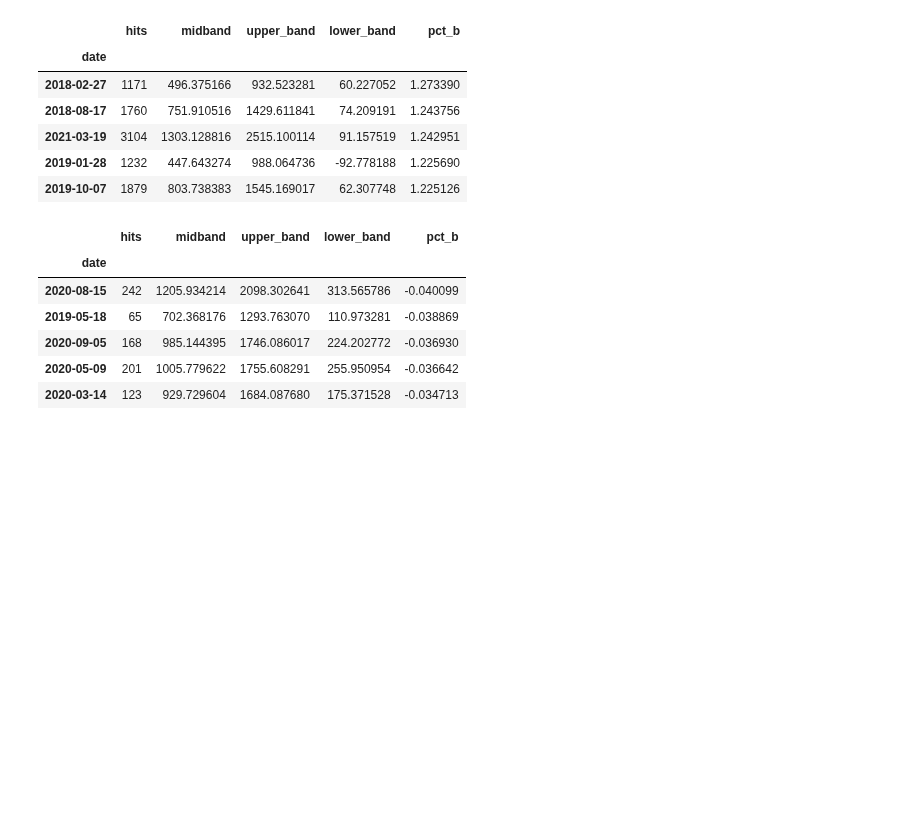
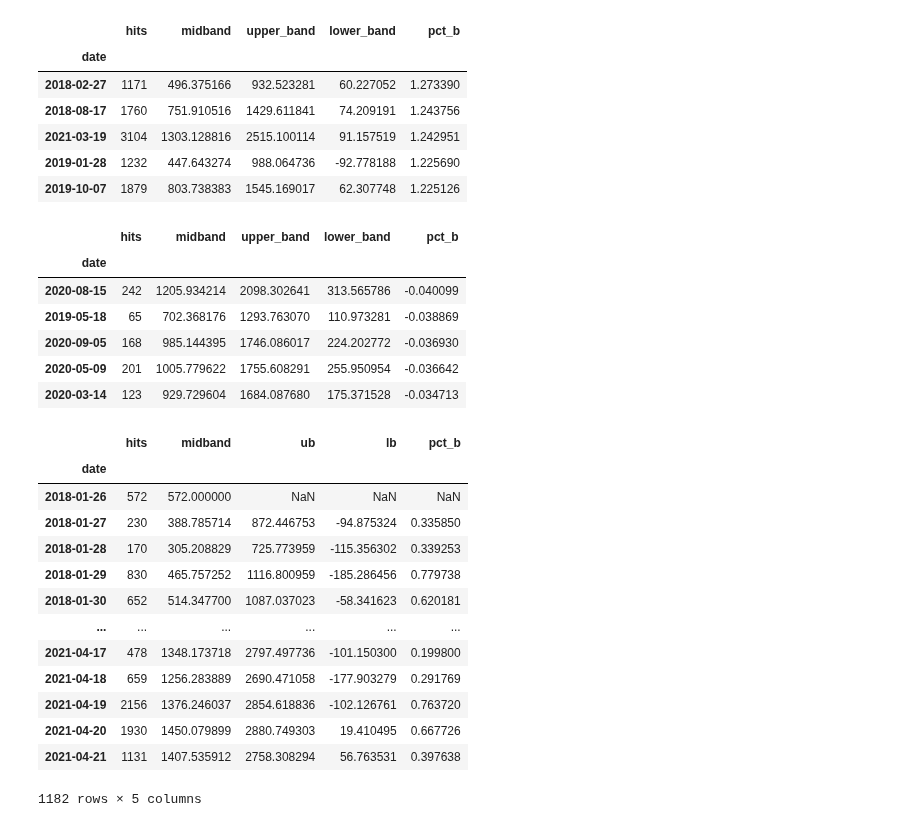
Before and after one commit to nicolas-angarita/anomaly_detection_exercises, a Jupyter notebook: detecting-time-series-anomalies.ipynb, the cells around one changed output. Saved outputs shown, nothing was run; the diff lists cells and outputs as text; code cells hidden in the pictures; blank space fills up the shorter version.

Commit message:
time series lesson

```diff
--- a/detecting-time-series-anomalies.ipynb
+++ b/detecting-time-series-anomalies.ipynb
@@ -267,3 +287,38 @@ final_df[final_df['pct_b'] < 0].sort_values('pct_b').head()
 | 2020-09-05 | 168 | 985.144395 | 1746.086017 | 224.202772 | -0.036930 |
 | 2020-05-09 | 201 | 1005.779622 | 1755.608291 | 255.950954 | -0.036642 |
 | 2020-03-14 | 123 | 929.729604 | 1684.087680 | 175.371528 | -0.034713 |
+# %%
+def compute_bollinger(series, column, span, k):
+
+    mean_df = series.ewm(span = span).mean()
+
+    std_df =series.ewm(span = span).std()
+
+    upper_band = mean_df + std_df * k
+
+    lower_band = mean_df - std_df * k
+
+    final_df = pd.concat([series, mean_df, upper_band, lower_band], axis = 1)
+
+    final_df.columns = [column, 'midband', 'ub', 'lb']
+
+    final_df['pct_b'] = (final_df[column] - final_df['lb'])/ (final_df['ub'] - final_df['lb'])
+
+    return final_df
+# %%
+compute_bollinger(daily_hits, 'hits', 14 , 2)
+# %% [output]
+|  | hits | midband | ub | lb | pct_b |
+| date |  |  |  |  |  |
+| 2018-01-26 | 572 | 572.000000 | NaN | NaN | NaN |
+| 2018-01-27 | 230 | 388.785714 | 872.446753 | -94.875324 | 0.335850 |
+| 2018-01-28 | 170 | 305.208829 | 725.773959 | -115.356302 | 0.339253 |
+| 2018-01-29 | 830 | 465.757252 | 1116.800959 | -185.286456 | 0.779738 |
+| 2018-01-30 | 652 | 514.347700 | 1087.037023 | -58.341623 | 0.620181 |
+| ... | ... | ... | ... | ... | ... |
+| 2021-04-17 | 478 | 1348.173718 | 2797.497736 | -101.150300 | 0.199800 |
+| 2021-04-18 | 659 | 1256.283889 | 2690.471058 | -177.903279 | 0.291769 |
+| 2021-04-19 | 2156 | 1376.246037 | 2854.618836 | -102.126761 | 0.763720 |
+| 2021-04-20 | 1930 | 1450.079899 | 2880.749303 | 19.410495 | 0.667726 |
+| 2021-04-21 | 1131 | 1407.535912 | 2758.308294 | 56.763531 | 0.397638 |
+1182 rows × 5 columns
```
Also changed, not shown: parts of 4 cells of this notebook.
